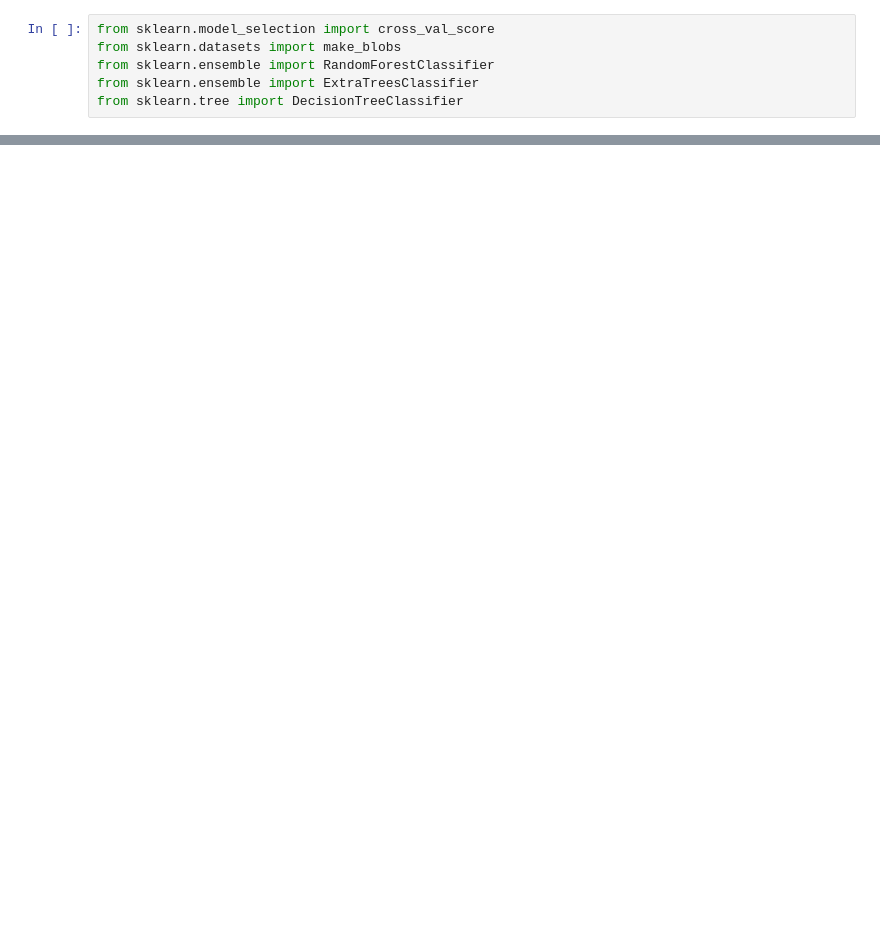
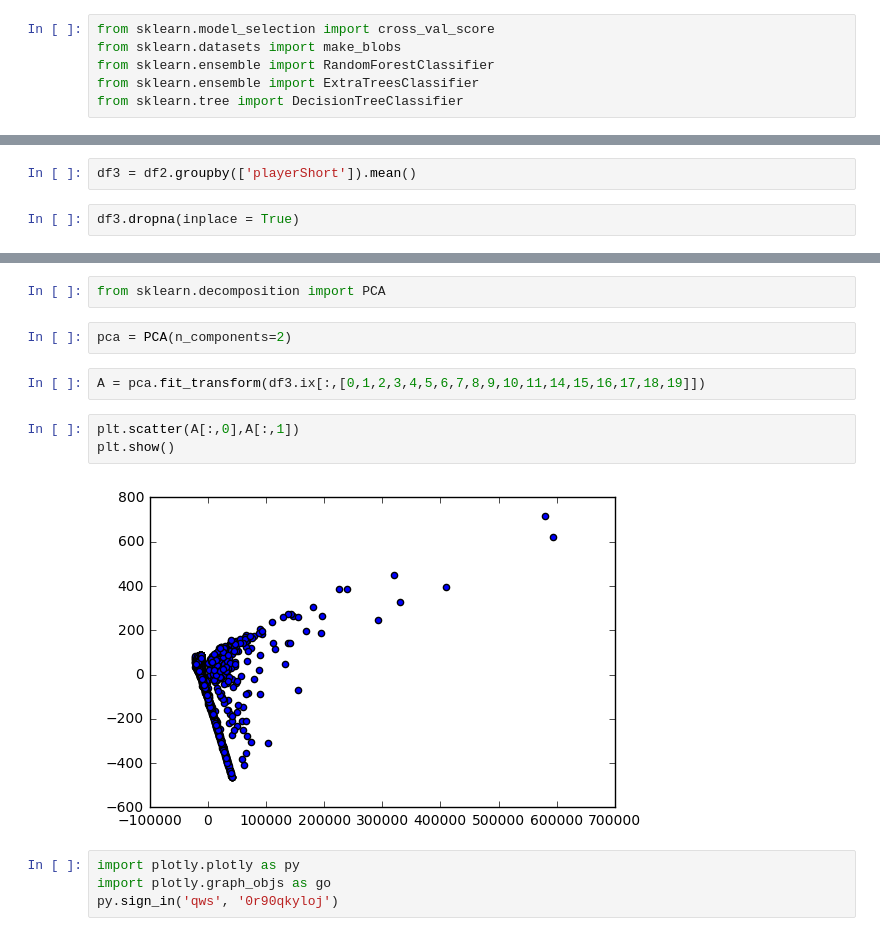
Before and after one commit to fanzhangsuper/fancy_group, a Jupyter notebook: 04 - Applied ML/Homework 4.ipynb, the cells around one changed output, grey strips where cells are left out. Drawn from its saved outputs; the diff is of its cells as text; blank space fills up the shorter version.

```diff
--- a/04 - Applied ML/Homework 4.ipynb
+++ b/04 - Applied ML/Homework 4.ipynb
@@ -132,0 +229,4 @@ plt.show()
+# %%
+df3 = df2.groupby(['playerShort']).mean()
+# %%
+df3.dropna(inplace = True)
@@ -132,0 +255,15 @@ plt.show()
+# %%
+from sklearn.decomposition import PCA
+# %%
+pca = PCA(n_components=2)
+# %%
+A = pca.fit_transform(df3.ix[:,[0,1,2,3,4,5,6,7,8,9,10,11,14,15,16,17,18,19]])
+# %%
+plt.scatter(A[:,0],A[:,1])
+plt.show()
+# %% [output]
+[figure, added]
+# %%
+import plotly.plotly as py
+import plotly.graph_objs as go
+py.sign_in('qws', '0r90qkyloj')
```
Also changed, not shown: parts of 56 cells of this notebook.
